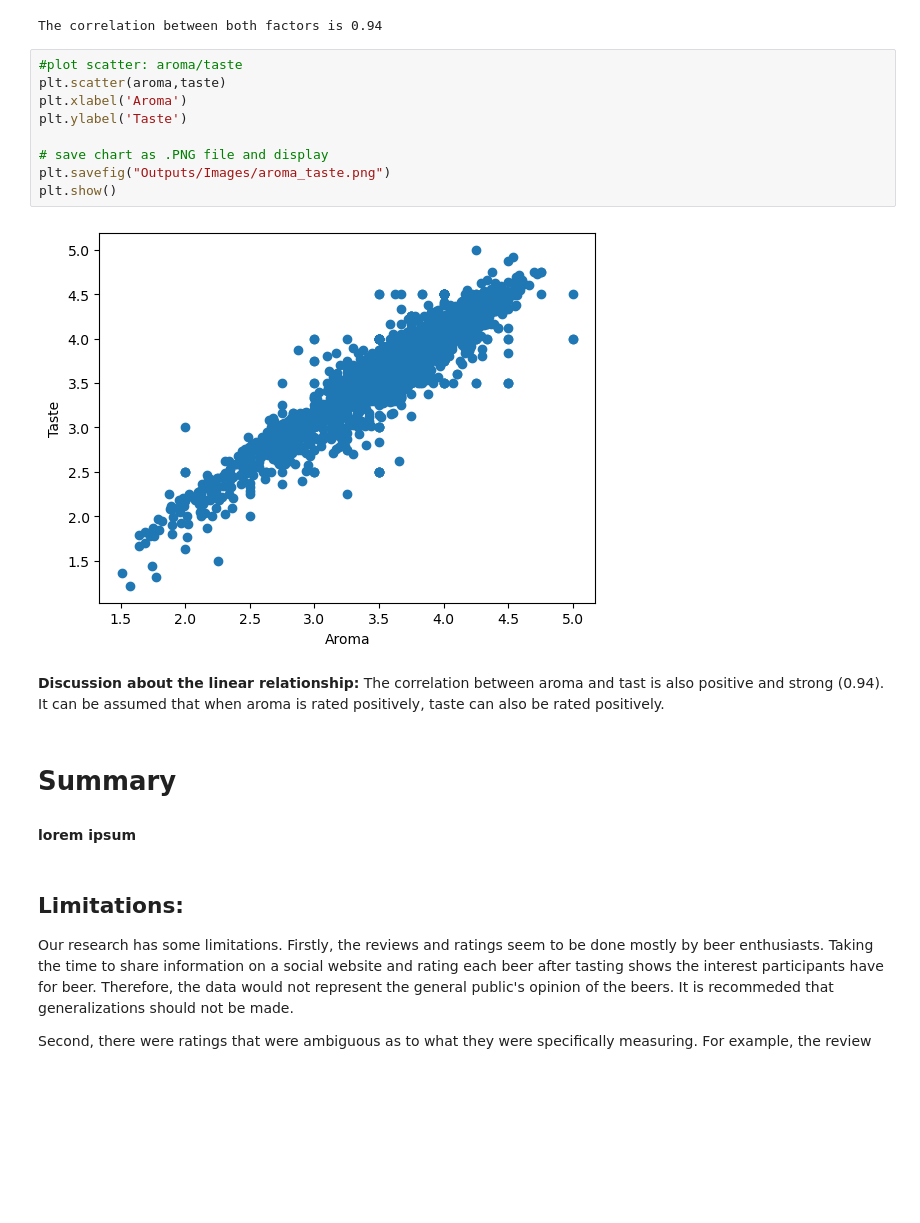
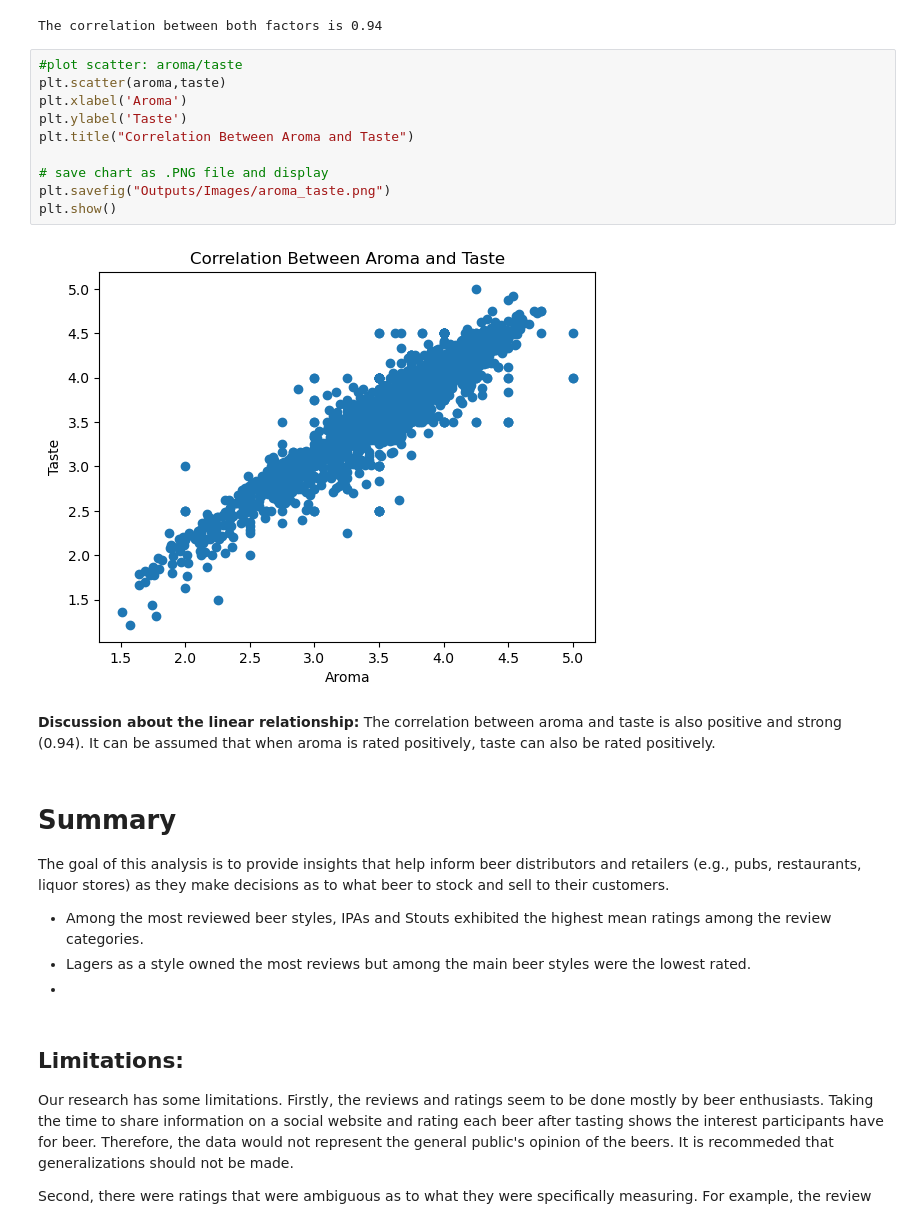
Before and after one commit to andrewjmack/DU-Project-1, a Jupyter notebook: beer_analysis.ipynb, the cells around one changed output. Cells and saved outputs as stored; diff of their text form; blank space fills up the shorter version.

```diff
--- a/beer_analysis.ipynb
+++ b/beer_analysis.ipynb
@@ -211,20 +226,25 @@ The correlation between both factors is 0.94
 # %%
 #plot scatter: aroma/taste
 plt.scatter(aroma,taste)
 plt.xlabel('Aroma')
 plt.ylabel('Taste')
+plt.title("Correlation Between Aroma and Taste")
 
 # save chart as .PNG file and display
 plt.savefig("Outputs/Images/aroma_taste.png")
 plt.show()
 # %% [output]
-[figure, old version]
+[figure, new version]
 # %% [markdown]
-**Discussion about the linear relationship:** The correlation between aroma and tast is also positive and strong (0.94). It can be assumed that when aroma is rated positively, taste can also be rated positively.
+**Discussion about the linear relationship:** The correlation between aroma and taste is also positive and strong (0.94). It can be assumed that when aroma is rated positively, taste can also be rated positively.
 # %% [markdown]
 # Summary
 
-#### lorem ipsum
+The goal of this analysis is to provide insights that help inform beer distributors and retailers (e.g., pubs, restaurants, liquor stores) as they make decisions as to what beer to stock and sell to their customers.
+
+- Among the most reviewed beer styles, IPAs and Stouts exhibited the highest mean ratings among the review categories.
+- Lagers as a style owned the most reviews but among the main beer styles were the lowest rated.
+-
 # %% [markdown]
 ## Limitations:
 
```
Also changed, not shown: parts of 7 cells of this notebook, 5 other files.
